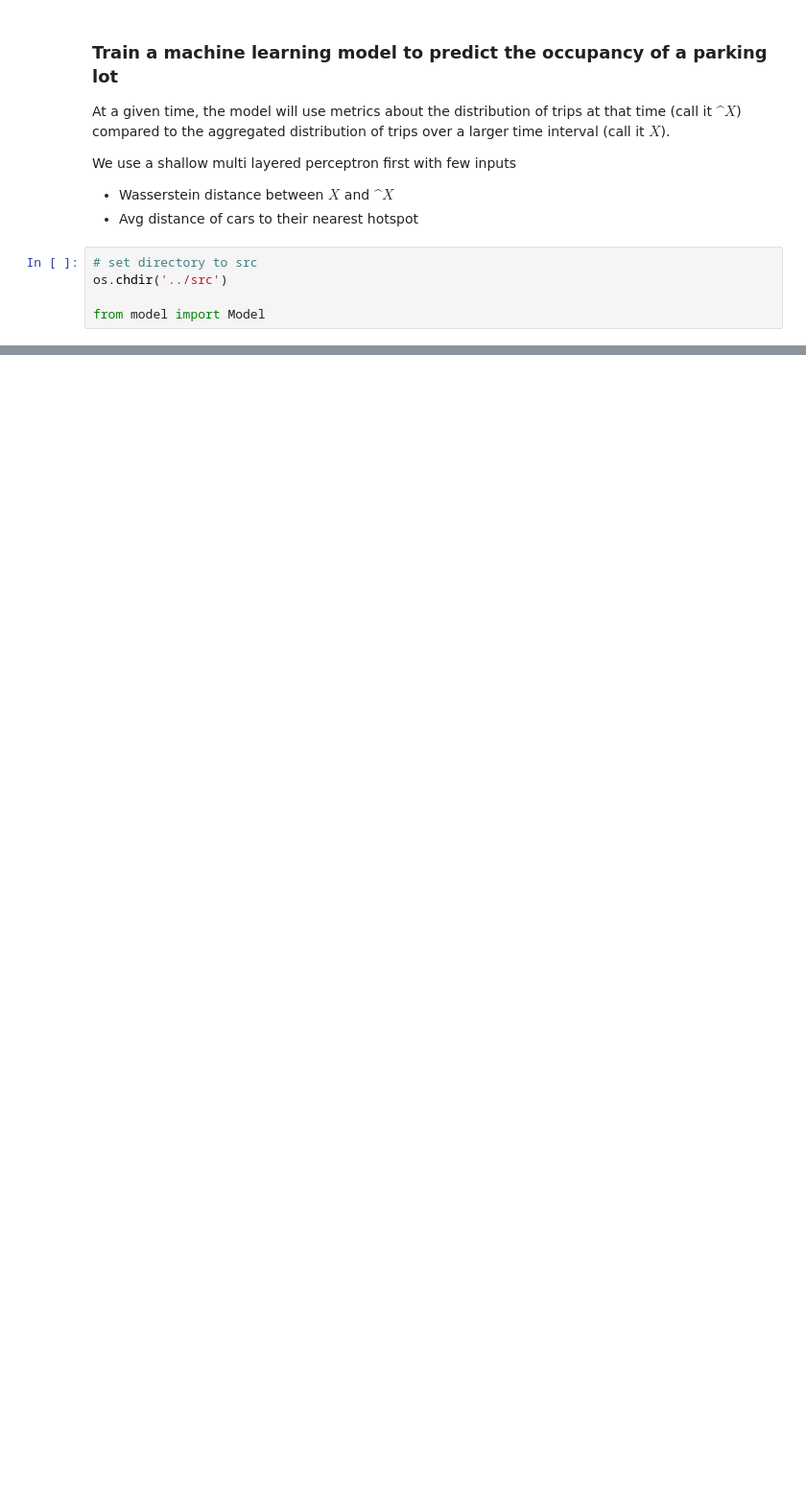
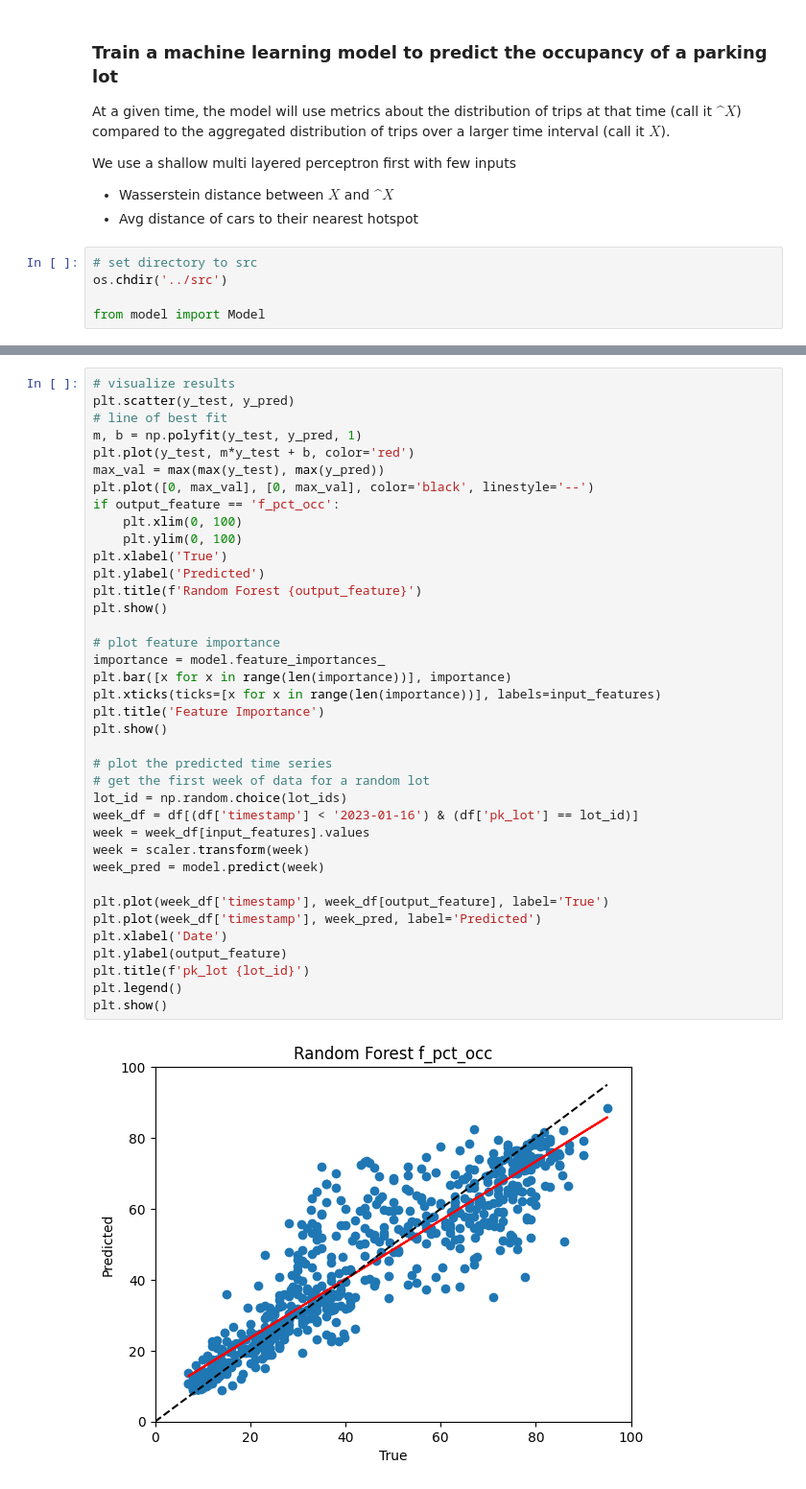
Before and after one commit to INRIX-Logan-Garwood/Parking-Location-vs-Occupancy, a Jupyter notebook: notebooks/train_model.ipynb, the cells around one changed output, grey strips where cells are left out. Shown: that part at 96% size. Drawn from its saved outputs; the diff is of its cells as text; blank space fills up the shorter version.

```diff
--- a/notebooks/train_model.ipynb
+++ b/notebooks/train_model.ipynb
@@ -186,0 +241,40 @@ AttributeError: 'Model' object has no attribute 'device'
+# %%
+# visualize results
+plt.scatter(y_test, y_pred)
+# line of best fit
+m, b = np.polyfit(y_test, y_pred, 1)
+plt.plot(y_test, m*y_test + b, color='red')
+max_val = max(max(y_test), max(y_pred))
+plt.plot([0, max_val], [0, max_val], color='black', linestyle='--')
+if output_feature == 'f_pct_occ':
+    plt.xlim(0, 100)
+    plt.ylim(0, 100)
+plt.xlabel('True')
+plt.ylabel('Predicted')
+plt.title(f'Random Forest {output_feature}')
+plt.show()
+
+# plot feature importance
+importance = model.feature_importances_
+plt.bar([x for x in range(len(importance))], importance)
+plt.xticks(ticks=[x for x in range(len(importance))], labels=input_features)
+plt.title('Feature Importance')
+plt.show()
+
+# plot the predicted time series
+# get the first week of data for a random lot
+lot_id = np.random.choice(lot_ids)
+week_df = df[(df['timestamp'] < '2023-01-16') & (df['pk_lot'] == lot_id)]
+week = week_df[input_features].values
+week = scaler.transform(week)
+week_pred = model.predict(week)
+
+plt.plot(week_df['timestamp'], week_df[output_feature], label='True')
+plt.plot(week_df['timestamp'], week_pred, label='Predicted')
+plt.xlabel('Date')
+plt.ylabel(output_feature)
+plt.title(f'pk_lot {lot_id}')
+plt.legend()
+plt.show()
+# %% [output]
+[figure, added]
```
Also changed, not shown: parts of 13 cells of this notebook, 1 other file.
